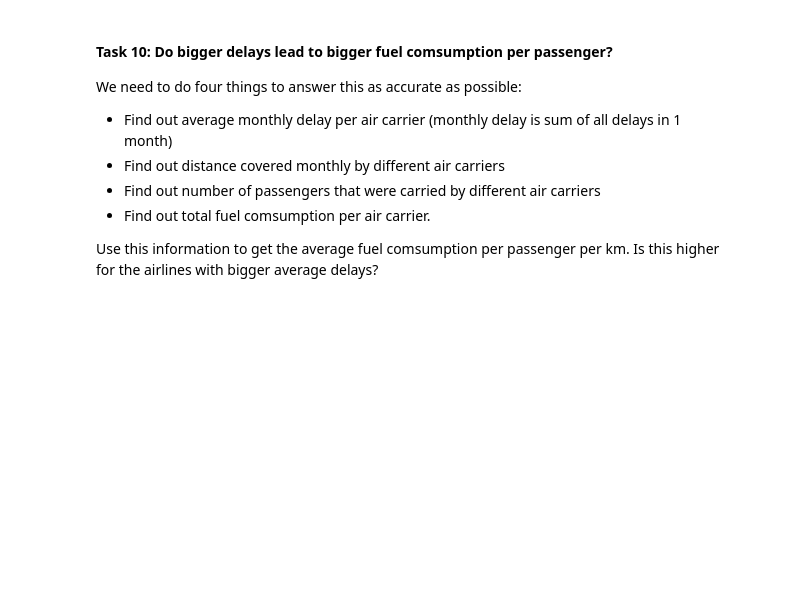
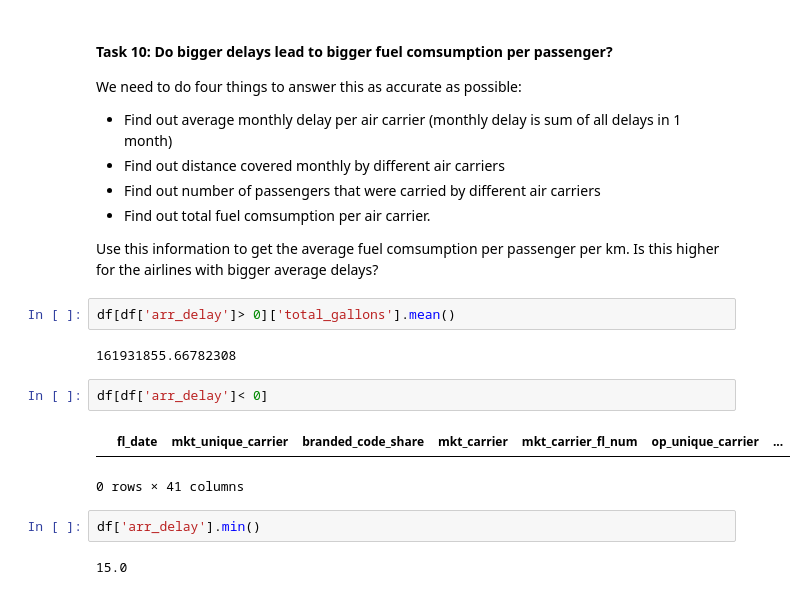
Before and after one commit to emre-bolcakan/mid-term-project-I, a Jupyter notebook: exploratory_analysis emre.ipynb, the cells around one changed output. Drawn from its saved outputs; the diff is of its cells as text; blank space fills up the shorter version.

```diff
--- a/exploratory_analysis emre.ipynb
+++ b/exploratory_analysis emre.ipynb
@@ -407,3 +401,16 @@ We need to do four things to answer this as accurate as possible:
 - Find out total fuel comsumption per air carrier.
 
 Use this information to get the average fuel comsumption per passenger per km. Is this higher for the airlines with bigger average delays?
+# %%
+df[df['arr_delay']> 0]['total_gallons'].mean()
+# %% [output]
+161931855.66782308
+# %%
+df[df['arr_delay']< 0]
+# %% [output]
+|  | fl_date | mkt_unique_carrier | branded_code_share | mkt_carrier | mkt_carrier_fl_num | op_unique_carrier | ... |
+0 rows × 41 columns
+# %%
+df['arr_delay'].min()
+# %% [output]
+15.0
```
Also changed, not shown: parts of 8 cells of this notebook, 3 other files.
